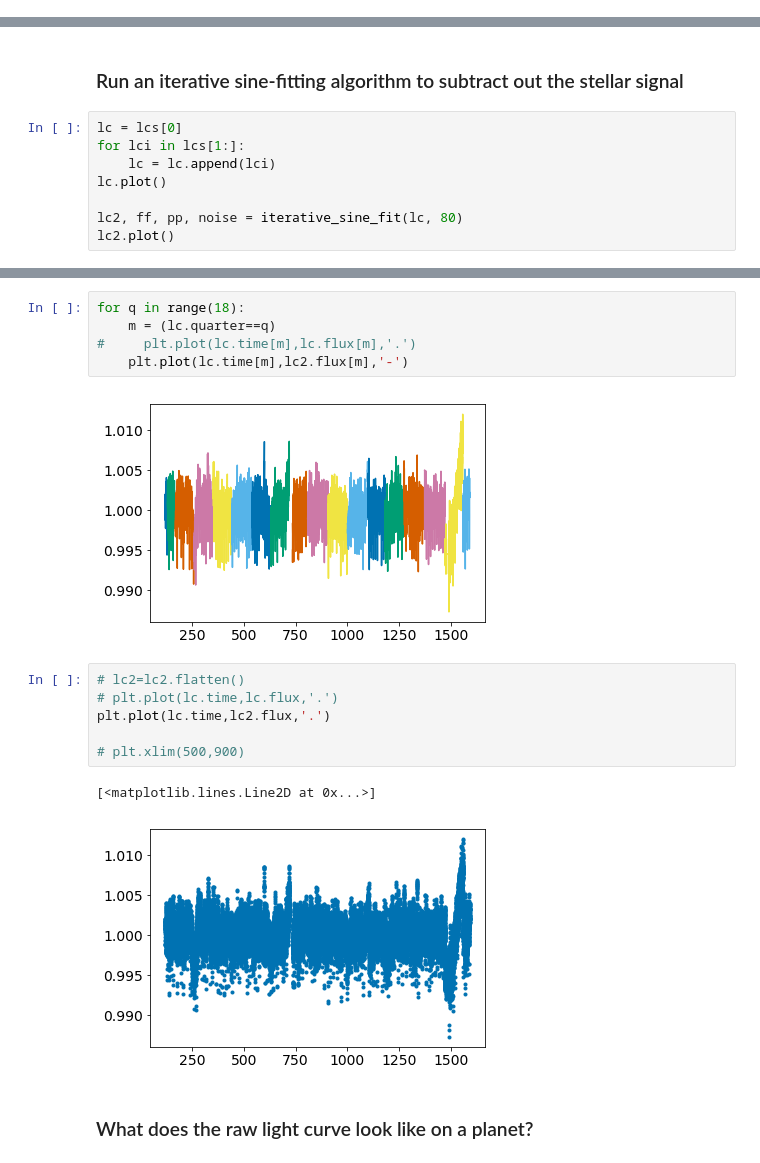
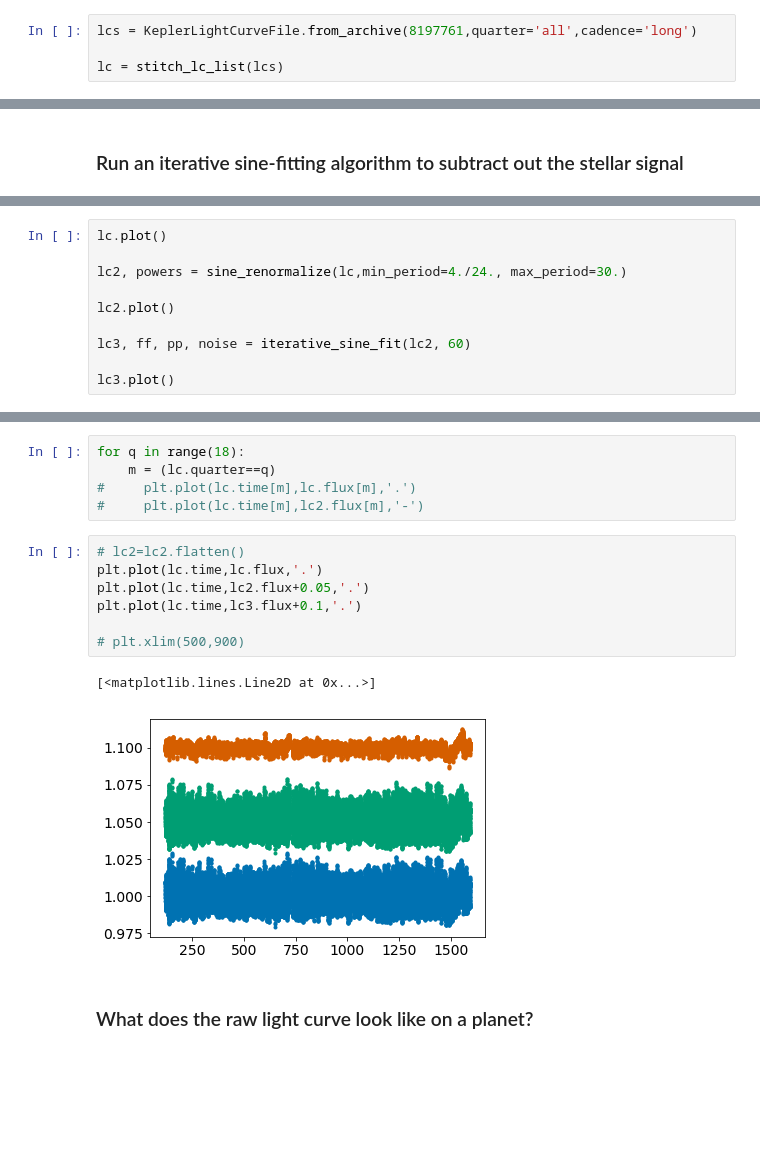
Before and after one commit to benjaminpope/hot, a Jupyter notebook: notebooks/test.ipynb, the cells around one changed output, grey strips where cells are left out. Saved outputs shown, nothing was run; the diff lists cells and outputs as text; blank space fills up the shorter version.

```diff
--- a/notebooks/test.ipynb
+++ b/notebooks/test.ipynb
@@ -49,3 +35,7 @@ for lci in lcs[1:]:
+# %%
+lcs = KeplerLightCurveFile.from_archive(8197761,quarter='all',cadence='long')
+
+lc = stitch_lc_list(lcs)
 # %%
 pg = lc.to_periodogram(min_period=8./24.*u.day, max_period=20.*u.day)
 pg.plot();
@@ -152,10 +106,2 @@ dummy.plot()
 # %% [markdown]
 ### Run an iterative sine-fitting algorithm to subtract out the stellar signal
-# %%
-lc = lcs[0]
-for lci in lcs[1:]:
-    lc = lc.append(lci)
-lc.plot()
-
-lc2, ff, pp, noise = iterative_sine_fit(lc, 80)
-lc2.plot()
@@ -165,0 +108,10 @@ lc2.plot()
+# %%
+lc.plot()
+
+lc2, powers = sine_renormalize(lc,min_period=4./24., max_period=30.)
+
+lc2.plot()
+
+lc3, ff, pp, noise = iterative_sine_fit(lc2, 60)
+
+lc3.plot()
@@ -172,18 +134,17 @@ plt.plot(noise)
 for q in range(18):
     m = (lc.quarter==q)
 #     plt.plot(lc.time[m],lc.flux[m],'.')
-    plt.plot(lc.time[m],lc2.flux[m],'-')
+#     plt.plot(lc.time[m],lc2.flux[m],'-')
-# %% [output]
-[figure, removed]
 # %%
 # lc2=lc2.flatten()
-# plt.plot(lc.time,lc.flux,'.')
-plt.plot(lc.time,lc2.flux,'.')
+plt.plot(lc.time,lc.flux,'.')
+plt.plot(lc.time,lc2.flux+0.05,'.')
+plt.plot(lc.time,lc3.flux+0.1,'.')
 
 # plt.xlim(500,900)
 # %% [output]
 [<matplotlib.lines.Line2D at 0x...>]
-[figure, old version]
+[figure, new version]
 # %% [markdown]
 ### What does the raw light curve look like on a planet?
 # %%
```
Also changed, not shown: parts of 36 cells of this notebook, 1 other file.
